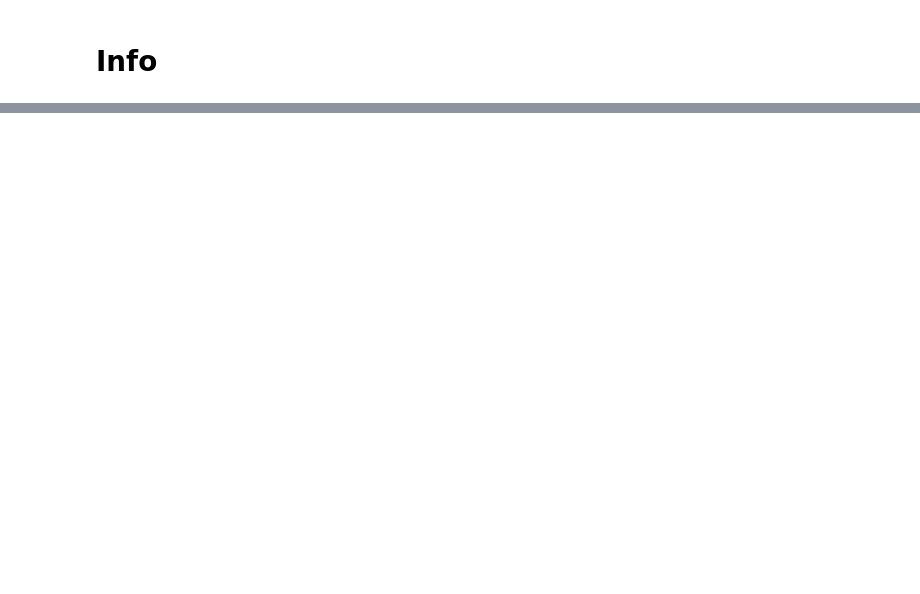
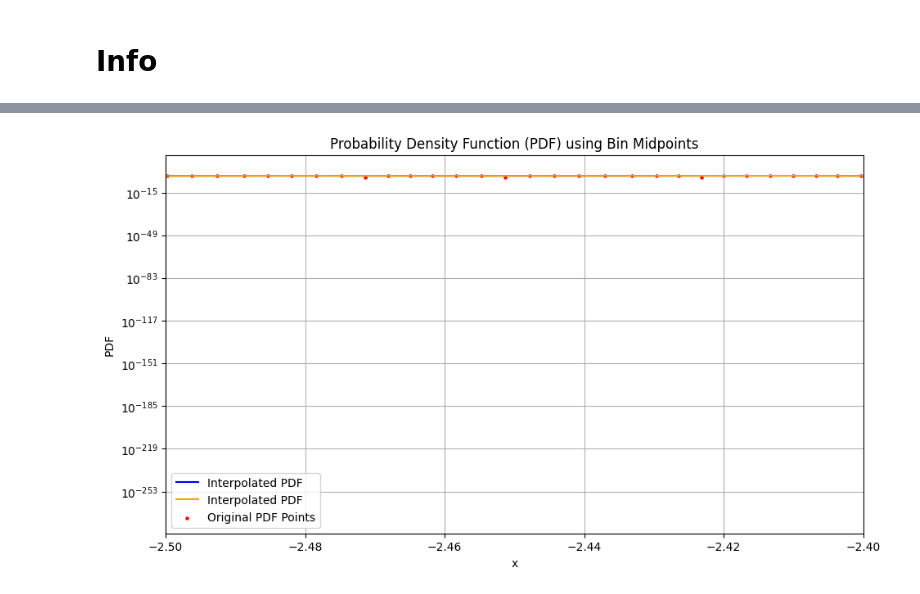
Before and after one commit to Manuel3567/master-thesis, a Jupyter notebook: notebooks/014_TabPFN_logits_borders.ipynb, the cells around one changed output, grey strips where cells are left out. Drawn from its saved outputs; the diff is of its cells as text; code cells hidden in the pictures; blank space fills up the shorter version.

```diff
--- a/notebooks/014_TabPFN_logits_borders.ipynb
+++ b/notebooks/014_TabPFN_logits_borders.ipynb
@@ -483,0 +700,53 @@ pd.DataFrame(borders_df[(borders_df['border'] >= -2.60) & (borders_df['border']
+# %%
+import torch
+import numpy as np
+import scipy.interpolate as spi
+import matplotlib.pyplot as plt
+
+id_test = 0
+
+# Assuming logits_2 is a tensor of shape (N, 5000)
+probs_t = torch.softmax(logits_2, dim=1)  # Convert logits to probabilities (N, 5000)
+probs_np = probs_t[id_test, :].cpu().numpy()  # Convert first sample to NumPy (1D array)
+
+# Convert bin borders to NumPy if necessary
+borders_np = borders_new_2.cpu().numpy() if isinstance(borders_new_2, torch.Tensor) else np.array(borders_new_2)
+
+# Compute bin widths (size 5000)
+bin_widths = np.diff(borders_np)  # Difference between consecutive bin edges
+
+# Compute PDF values (divide probability mass by bin width)
+pdf_values = probs_np / bin_widths  # Element-wise division
+
+# Compute bin midpoints
+midpoints = (borders_np[:-1] + borders_np[1:]) / 2  # Midpoints of bins
+
+# Create an interpolation function using midpoints
+pdf_function_linear = spi.interp1d(
+    midpoints, pdf_values, kind='linear', fill_value="extrapolate", bounds_error=False
+)
+
+pdf_function_pchip = spi.CubicSpline(
+    midpoints, pdf_values, extrapolate=True)
+
+
+
+# Generate x values for plotting
+x_plot = np.linspace(midpoints[0], midpoints[-1], 5000)  # Smooth x range
+y_plot = pdf_function_pchip(x_plot)  # Evaluate the PDF function
+y_plot_2 = pdf_function_linear(x_plot)  # Evaluate the PDF function
+# Plot the PDF
+plt.figure(figsize=(11, 6))
+plt.plot(x_plot, y_plot, label="Interpolated PDF", color="blue")
+plt.plot(x_plot, y_plot_2, label="Interpolated PDF", color="orange")
+plt.scatter(midpoints, pdf_values, color="red", s=5, label="Original PDF Points")  # Show original data
+plt.xlabel("x")
+plt.yscale("log")
+plt.xlim(-2.5, -2.4)
+plt.ylabel("PDF")
+plt.title("Probability Density Function (PDF) using Bin Midpoints")
+plt.legend()
+plt.grid(True)
+plt.show()
+# %% [output]
+[figure, added]
```
Also changed, not shown: parts of 101 cells of this notebook, 3 other files.
